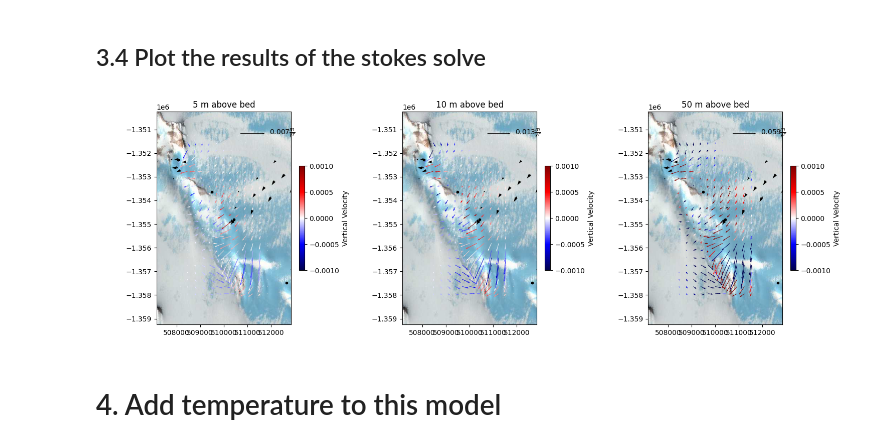
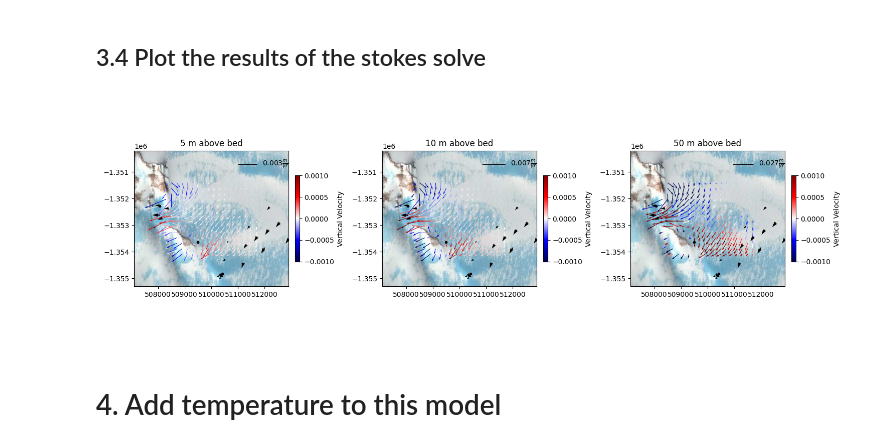
Before and after one commit to johnmorganmanos/AH_temp_paper, a Jupyter notebook: Processing_notebooks/flow_and_temp.ipynb, the cells around one changed output. Saved outputs shown, nothing was run; the diff lists cells and outputs as text; code cells hidden in the pictures.

```diff
--- a/Processing_notebooks/flow_and_temp.ipynb
+++ b/Processing_notebooks/flow_and_temp.ipynb
@@ -51,9 +53,9 @@ from mpl_toolkits.axes_grid1.inset_locator import inset_axes
 import rasterio
 from rasterio.enums import Resampling
 
-upscale_factor = 1/3
+upscale_factor = 1/2
 
-src_bed = rasterio.open("../Meshes/ThreeD_meshing/AH_bed_1902_long.tif")
+src_bed = rasterio.open("../Meshes/ThreeD_meshing/AH_bed_1902.tif")
 bed_DEM = src_bed.read(1,
                         out_shape=(
                             src_bed.count,
@@ -69,7 +71,7 @@ src_bed_transform = src_bed.transform * src_bed.transform.scale(
     (src_bed.height / bed_DEM.shape[-2])
 )
 
-src_surf = rasterio.open("../Meshes/ThreeD_meshing/AH_surf_1902_long.tif")
+src_surf = rasterio.open("../Meshes/ThreeD_meshing/AH_surf_1902.tif")
 surf_DEM = src_surf.read(1,
                         out_shape=(
                             src_surf.count,
@@ -121,11 +123,10 @@ fig, ax = plt.subplots()
 ax.scatter(transformed_x,transformed_y, marker='.',c='red', label='Boreholes')
 show(image_data,ax=ax,transform=src1.transform)
 
-width_m = lons.max() - lons.min()
-height_m = lats.max() - lats.min()
+width_m = src_surf_transform[0] *surf_DEM.shape[1]
+height_m = src_surf_transform[4] *surf_DEM.shape[0]
 
-ax.add_patch(plt.Rectangle((transformed_x.min(), transformed_y.min()),width_m,height_m,  ls='--', ec='black',fc='None'))
-
+ax.add_patch(plt.Rectangle((src_surf_transform[2], src_surf_transform[5]),width_m,height_m,  ls='--', ec='black',fc='None'))
 
 ### Load the GPS velocities
 gps_velocities = pd.read_csv('../GPS_velocities/24-25_velocities-good.csv')
@@ -219,9 +255,9 @@ ax.scatter(mesh.coordinates.dat.data_ro[:,0], mesh.coordinates.dat.data_ro[:,1],
 pressure_space = firedrake.FunctionSpace(mesh, "CG", 1)
 velocity_space = firedrake.VectorFunctionSpace(mesh, "CG", 3)
 Y = velocity_space * pressure_space
-y = firedrake.Function(Y)
-u, p = firedrake.split(y)
-v, q = firedrake.TestFunctions(y.function_space())
+flow = firedrake.Function(Y)
+u, p = firedrake.split(flow)
+v, q = firedrake.TestFunctions(flow.function_space())
 
 τ = 2 * μ * ε(u)
 g = as_vector((0, 0, grav))
@@ -283,7 +319,7 @@ for n,m_above_bed in enumerate(cross_sections):
     ### If the DEM is perfectly rectangular, than you can do this block ####
     for x_coord, y_coord, z_coord in zip(xi[:,0], xi[:,1], extruded_bed.dat.data_ro[:]):
         try:
-            vel_cross.append(y.at(x_coord, y_coord, z_coord+m_above_bed)[0])
+            vel_cross.append(flow.at(x_coord, y_coord, z_coord+m_above_bed)[0])
             vel_cross_coords.append([x_coord, y_coord, z_coord+m_above_bed])
         except:
             continue
@@ -293,34 +329,34 @@ for n,m_above_bed in enumerate(cross_sections):
 
     vel_cross = np.asarray(vel_cross)
     vel_cross_coords = np.asarray(vel_cross_coords)
 
     norm = mcolors.Normalize(vmin=-0.001, vmax=0.001)
     cmap = plt.cm.seismic
     colors = cmap(norm(vel_cross[:,2]*spy))
 
     show(image_data,ax=axes[n],transform=src1.transform)
     Q = axes[n].quiver(vel_cross_coords[:,0], vel_cross_coords[:,1], vel_cross[:,0]*spy, vel_cross[:,1]*spy, scale = None, color=colors)
 
     axes[n].set_xlim([vel_cross_coords[:,0].min()-1000, vel_cross_coords[:,0].max()+1000])
     axes[n].set_ylim([vel_cross_coords[:,1].min()-1000, vel_cross_coords[:,1].max()+1000])
 
     axes[n].set_title(str(m_above_bed)+' m above bed')
     sm = cm.ScalarMappable(cmap=cmap, norm=norm)
     sm.set_array([])  # Needed only to satisfy colorbar creation
     cbar = plt.colorbar(sm, ax=axes[n], fraction=0.026, pad=0.04)
     cbar.set_label('Vertical Velocity')
 
     max_val = round(np.max(np.sqrt((vel_cross[:,0]*spy)**2+(vel_cross[:,1]*spy)**2)),3)
     axes[n].scatter(transformed_x,transformed_y, marker='.',c='black', label='Boreholes')
     max_val_str = str(max_val)
     qk = axes[n].quiverkey(Q, 0.8, 0.9, max_val, max_val_str+r'$\frac{m}{yr}$', labelpos='E', coordinates='axes', color='black')
     axes[n].quiver(gps_velocities['x'], gps_velocities['y'],
                    gps_velocities['u'], gps_velocities['v'],
                    scale = None, label='GPS velocities')
 plt.tight_layout()
 # plt.savefig('3d_flow_cross_sections_long.png', dpi=300)
 # %% [output]
-[figure, old version]
+[figure, new version]
 # %% [markdown]
 # 4. Add temperature to this model
 # %% [markdown]
```
Also changed, not shown: parts of 15 cells of this notebook.
